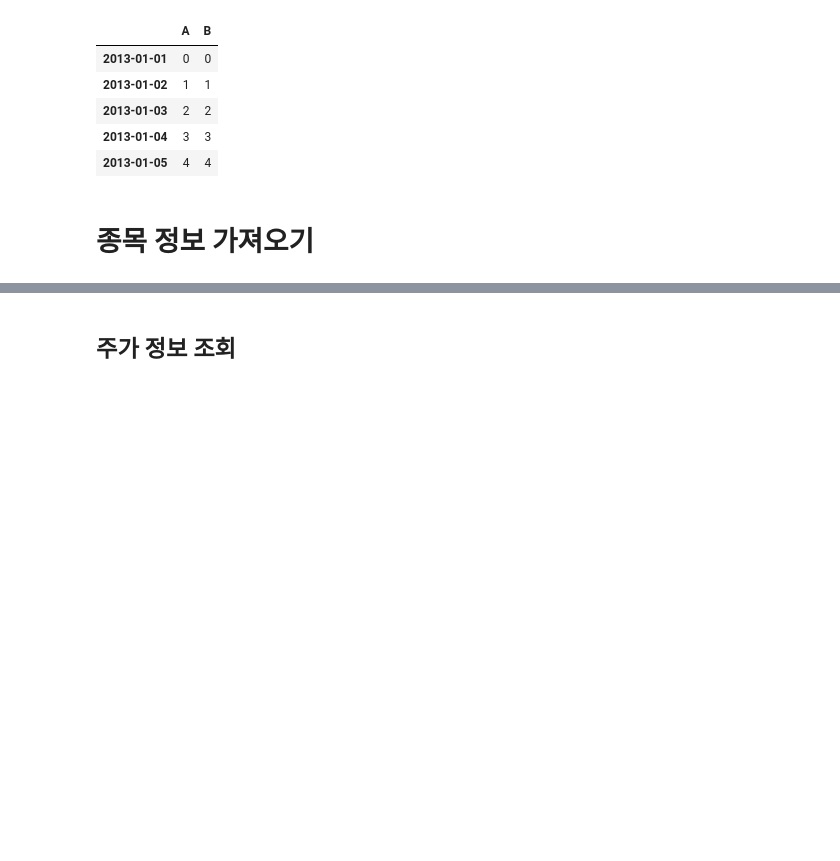
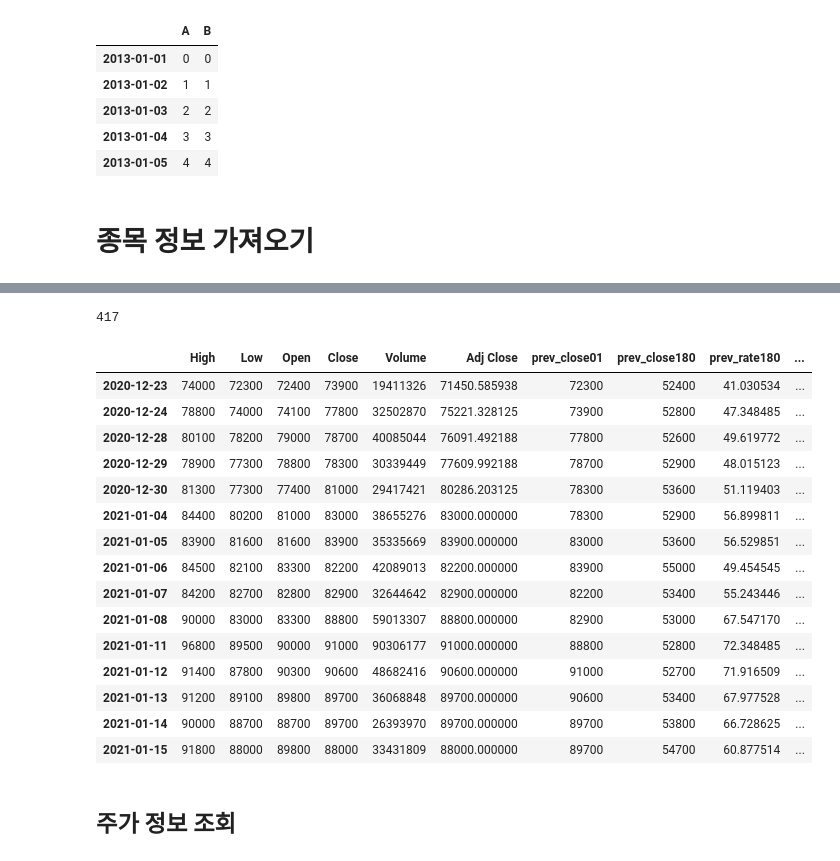
Before and after one commit to thyun/test-quant, a Jupyter notebook: backtest.ipynb, the cells around one changed output, grey strips where cells are left out. Cells and saved outputs as stored; diff of their text form; code cells hidden in the pictures; blank space fills up the shorter version.

```diff
--- a/backtest.ipynb
+++ b/backtest.ipynb
@@ -263,0 +332,4 @@ ticker_data not enough, remove: code= 378850.KS stock_name= 화승알앤에이
+# %%
+ticker_data = ticker_dict['005930.KS']['data']
+#ticker_data = ticker_dict['365550.KS']['data']
+ticker_data.head()
@@ -264,3 +343,24 @@ ticker_data not enough, remove: code= 378850.KS stock_name= 화승알앤에이
+# %%
+ticker_data.loc['2020-01-02']
+ticker_data["2020-12-23":"2021-01-15"]
+# %% [output]
+417
+|  | High | Low | Open | Close | Volume | Adj Close | prev_close01 | prev_close180 | prev_rate180 | ... |
+| 2020-12-23 | 74000 | 72300 | 72400 | 73900 | 19411326 | 71450.585938 | 72300 | 52400 | 41.030534 | ... |
+| 2020-12-24 | 78800 | 74000 | 74100 | 77800 | 32502870 | 75221.328125 | 73900 | 52800 | 47.348485 | ... |
+| 2020-12-28 | 80100 | 78200 | 79000 | 78700 | 40085044 | 76091.492188 | 77800 | 52600 | 49.619772 | ... |
+| 2020-12-29 | 78900 | 77300 | 78800 | 78300 | 30339449 | 77609.992188 | 78700 | 52900 | 48.015123 | ... |
+| 2020-12-30 | 81300 | 77300 | 77400 | 81000 | 29417421 | 80286.203125 | 78300 | 53600 | 51.119403 | ... |
+| 2021-01-04 | 84400 | 80200 | 81000 | 83000 | 38655276 | 83000.000000 | 78300 | 52900 | 56.899811 | ... |
+| 2021-01-05 | 83900 | 81600 | 81600 | 83900 | 35335669 | 83900.000000 | 83000 | 53600 | 56.529851 | ... |
+| 2021-01-06 | 84500 | 82100 | 83300 | 82200 | 42089013 | 82200.000000 | 83900 | 55000 | 49.454545 | ... |
+| 2021-01-07 | 84200 | 82700 | 82800 | 82900 | 32644642 | 82900.000000 | 82200 | 53400 | 55.243446 | ... |
+| 2021-01-08 | 90000 | 83000 | 83300 | 88800 | 59013307 | 88800.000000 | 82900 | 53000 | 67.547170 | ... |
+| 2021-01-11 | 96800 | 89500 | 90000 | 91000 | 90306177 | 91000.000000 | 88800 | 52800 | 72.348485 | ... |
+| 2021-01-12 | 91400 | 87800 | 90300 | 90600 | 48682416 | 90600.000000 | 91000 | 52700 | 71.916509 | ... |
+| 2021-01-13 | 91200 | 89100 | 89800 | 89700 | 36068848 | 89700.000000 | 90600 | 53400 | 67.977528 | ... |
+| 2021-01-14 | 90000 | 88700 | 88700 | 89700 | 26393970 | 89700.000000 | 89700 | 53800 | 66.728625 | ... |
+| 2021-01-15 | 91800 | 88000 | 89800 | 88000 | 33431809 | 88000.000000 | 89700 | 54700 | 60.877514 | ... |
 # %% [markdown]
 ## 주가 정보 조회
 # %%
```
Also changed, not shown: parts of 25 cells of this notebook, 3 other files.
